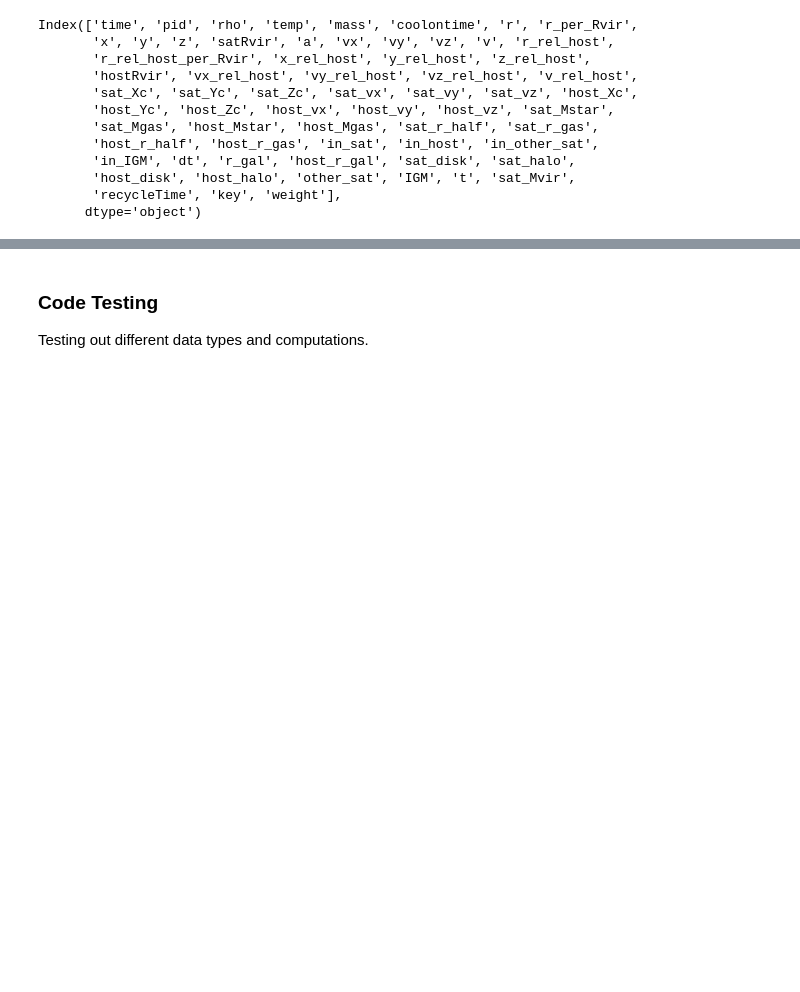
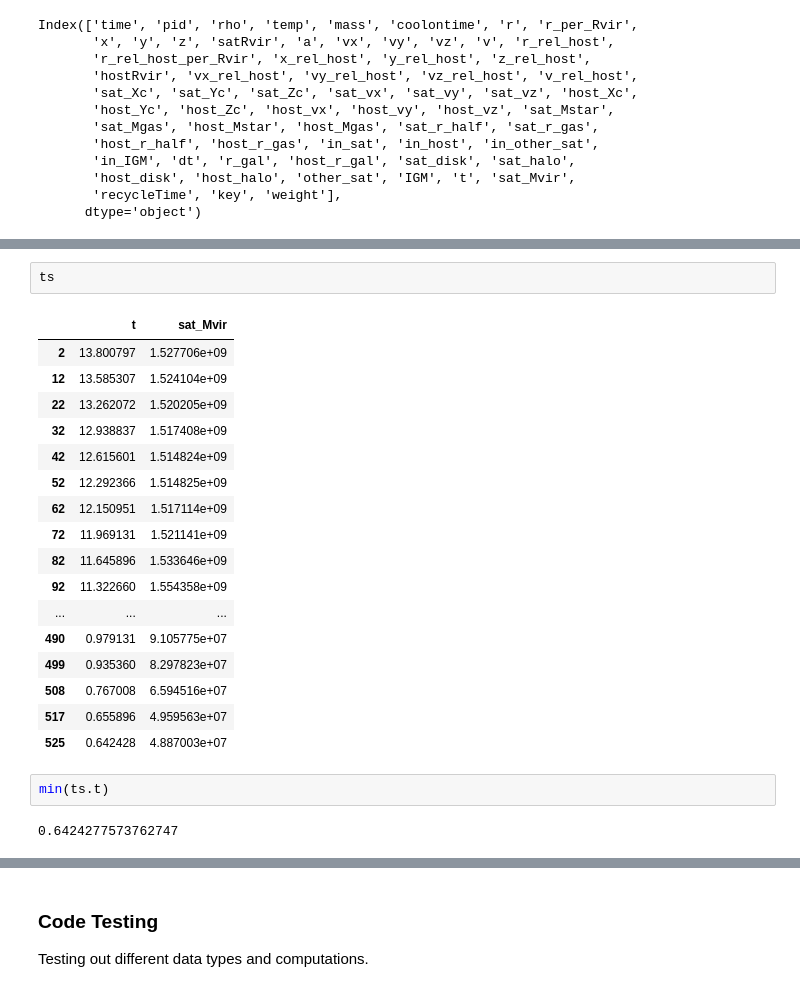
Before and after one commit to leoglonz/Astro_map, a Jupyter notebook: StellarFeedback_p3.ipynb, the cells around one changed output, grey strips where cells are left out. Drawn from its saved outputs; the diff is of its cells as text; blank space fills up the shorter version.

```diff
--- a/StellarFeedback_p3.ipynb
+++ b/StellarFeedback_p3.ipynb
@@ -279,0 +332,24 @@ Saving h329_33 tracked_particles datasets to /home/lonzaric/astro_research/Stell
+# %%
+ts
+# %% [output]
+|  | t | sat_Mvir |
+| 2 | 13.800797 | 1.527706e+09 |
+| 12 | 13.585307 | 1.524104e+09 |
+| 22 | 13.262072 | 1.520205e+09 |
+| 32 | 12.938837 | 1.517408e+09 |
+| 42 | 12.615601 | 1.514824e+09 |
+| 52 | 12.292366 | 1.514825e+09 |
+| 62 | 12.150951 | 1.517114e+09 |
+| 72 | 11.969131 | 1.521141e+09 |
+| 82 | 11.645896 | 1.533646e+09 |
+| 92 | 11.322660 | 1.554358e+09 |
+| ... | ... | ... |
+| 490 | 0.979131 | 9.105775e+07 |
+| 499 | 0.935360 | 8.297823e+07 |
+| 508 | 0.767008 | 6.594516e+07 |
+| 517 | 0.655896 | 4.959563e+07 |
+| 525 | 0.642428 | 4.887003e+07 |
+# %%
+min(ts.t)
+# %% [output]
+0.6424277573762747
```
Also changed, not shown: parts of 10 cells of this notebook, 3 other files.
